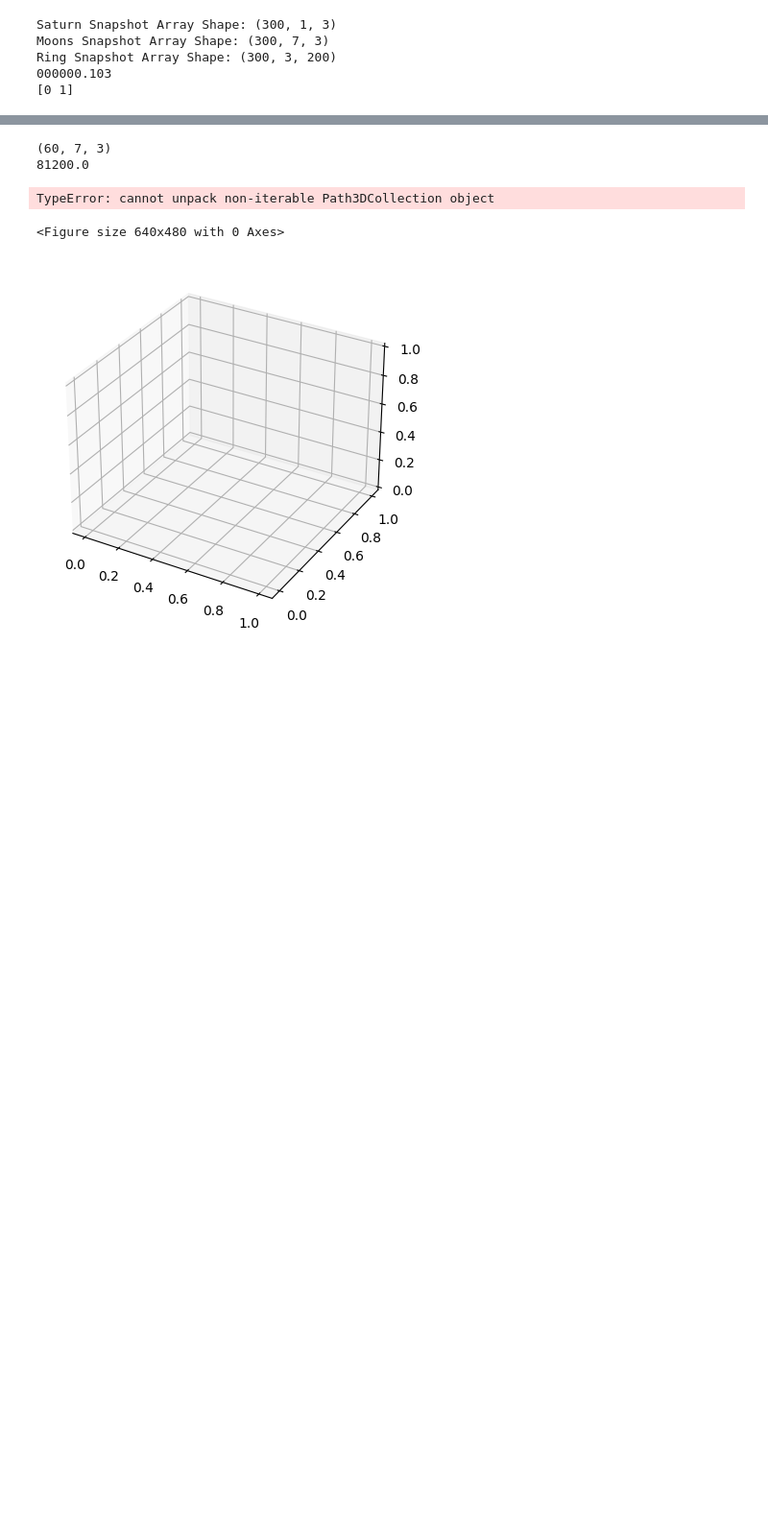
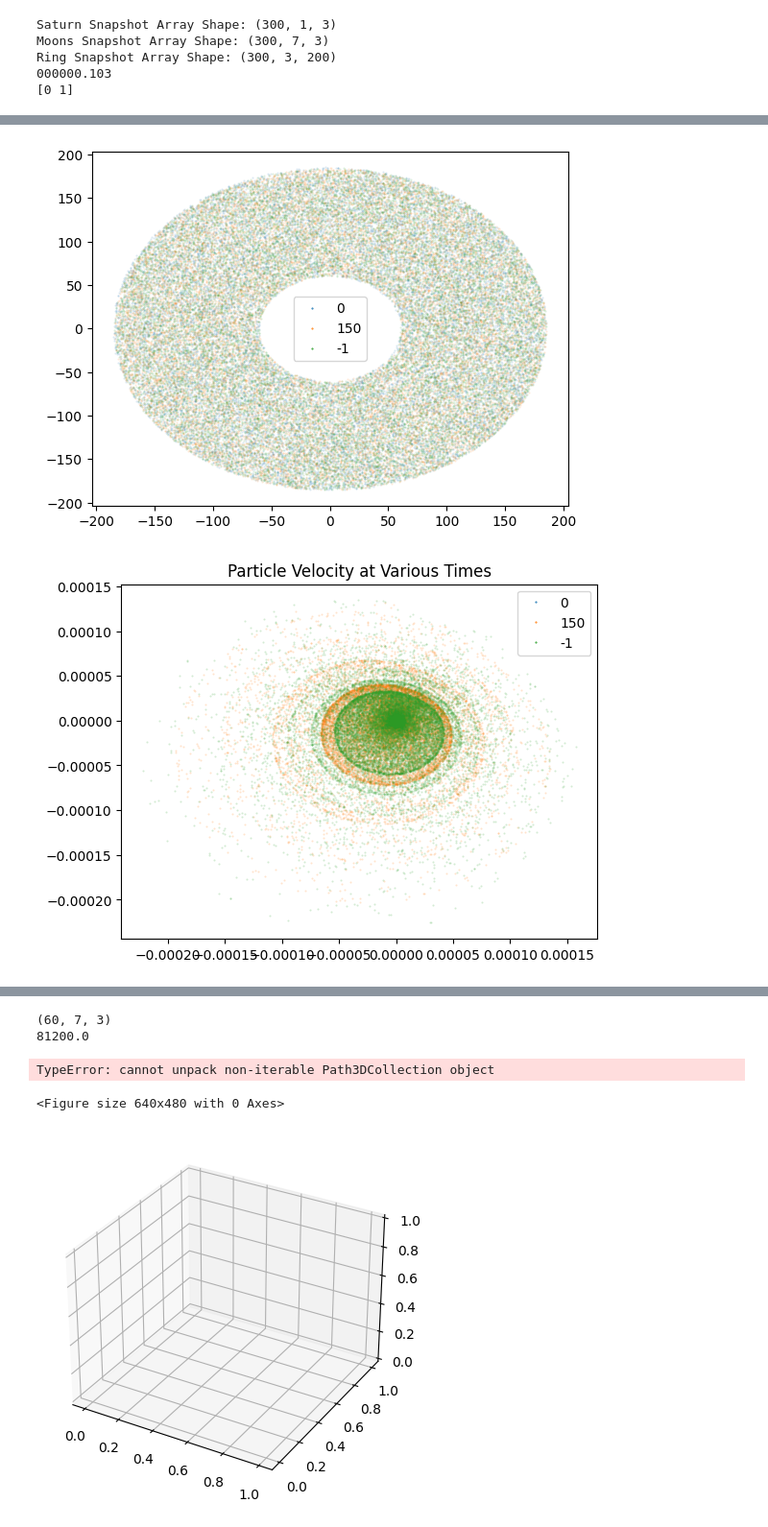
Before and after one commit to HalconDorado/CPr-3BodyProblem, a Jupyter notebook: Extension.ipynb, the cells around one changed output, grey strips where cells are left out. Shown at 96% size. Drawn from its saved outputs; the diff is of its cells as text; code cells hidden in the pictures; blank space fills up the shorter version.

```diff
--- a/Extension.ipynb
+++ b/Extension.ipynb
@@ -983,0 +1305,67 @@ print('< \n {} \n >'.format(XsnMoonsArray[2]))
+# %%
+#print('< \n {} \n >'.format(XsnMoonsArray[0]))
+#print('< \n {} \n >'.format(XsnMoonsArray[1]))
+#print('< \n {} \n >'.format(XsnMoonsArray[2]))
+
+def VelDifPlot(RArray, VArray, index):
+    gravConst = ConstantsDict.get('Gravitational Constant')
+    saturnMass = ConstantsDict.get('Saturn Mass')
+    frameR = XsnRingRArray[index]
+    frameV = XsnRingVArray[index]
+    print('frame shape: {}'.format(np.shape(frameR)))
+    frameR = frameR.compressed()
+    frameV = frameV.compressed()
+    dim = len(frameR)
+    frameR = frameR.reshape((int(dim/3),3))
+    frameV = frameV.reshape((int(dim/3),3))
+    axis = ConstantsDict.get('ringNode')
+    angle = ConstantsDict.get('ringAngle')
+    rotationMatrix = rotation_matrix(axis, -angle)
+    print(np.shape(rotationMatrix))
+
+    frameR = np.matmul(rotationMatrix, np.transpose(frameR))
+    frameV = np.matmul(rotationMatrix, np.transpose(frameV))
+
+    print(np.shape(frameR))
+    print(frameR[2,:])
+    print(np.min(frameR[0,:]))
+    plt.figure(1)
+    plt.plot(frameR[0],frameR[1],linestyle='',marker='o',alpha=0.15,markersize=0.5,label=index)
+    leg1 = plt.legend()
+    for lh in leg1.legendHandles:
+        lh.set_alpha(1)
+
+    thetas = np.arctan2(frameR[1],frameR[0])
+    radii = np.sqrt(np.sum(np.transpose(frameR)**2,axis=-1))
+    velocities = np.sqrt(gravConst*saturnMass/radii)*1e-6
+    print(np.shape(thetas))
+    print(np.shape(radii))
+    print(np.shape(velocities))
+    #initRArray = np.array([radii*np.cos(thetas),radii*np.sin(thetas),np.zeros(dim)])
+    VelCent = np.array([velocities*(-1)*np.sin(thetas),velocities*np.cos(thetas),np.zeros(int(dim/3))])
+    VelDiff = frameV - VelCent
+    print('VelDiff shape: {}'.format(np.shape(VelDiff)))
+    plt.figure(2)
+    plt.title('Particle Velocity at Various Times')
+    plt.plot(VelDiff[0],VelDiff[1],linestyle='',marker='o',alpha=0.2,markersize=0.5,label=index)
+    leg2 = plt.legend()
+    for lh in leg2.legendHandles:
+        lh.set_alpha(1)
+
+
+    AbsVelDiff = np.sqrt(np.sum(VelDiff**2,axis=0))
+    plt.figure(3)
+    plt.title('Deviation from Centripetal Velocity vs. Radius')
+    plt.plot(radii,AbsVelDiff*1e6,linestyle='',marker='o',alpha=0.2,markersize=0.5,label=index)
+    plt.xlabel('Radius [$10^6 \: m$]')
+    plt.ylabel('Speed [$ \: ms^{-1}$]')
+    leg3 = plt.legend()
+    for lh in leg3.legendHandles:
+        lh.set_alpha(1)
+
+    return None
+
+VelDifPlot(0)
+VelDifPlot(150)
+VelDifPlot(-1)
+# %% [output]
@@ -983,0 +1389,2 @@ print('< \n {} \n >'.format(XsnMoonsArray[2]))
+[figure, added]
+[figure, added]
```
Also changed, not shown: parts of 10 cells of this notebook, 5 other files.
